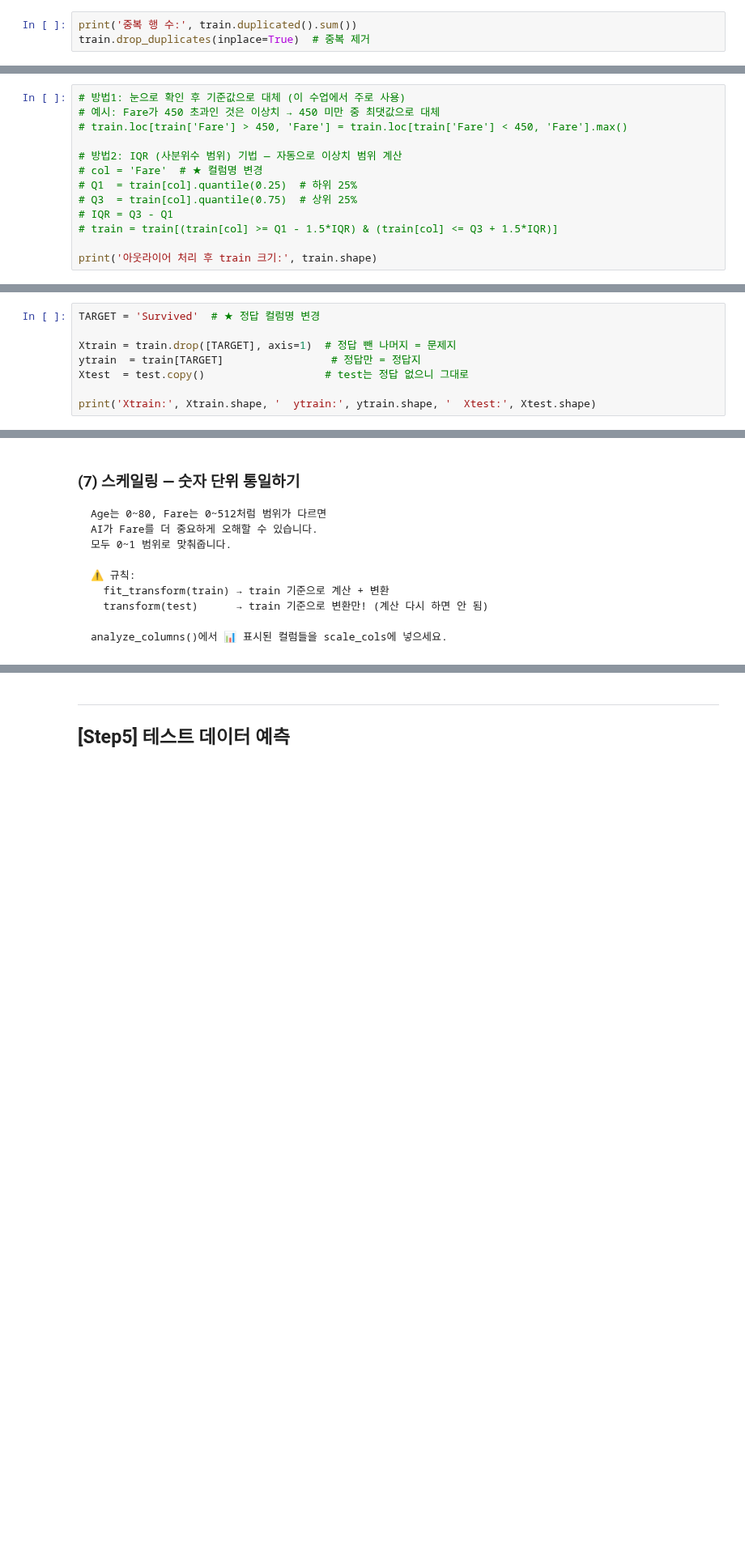
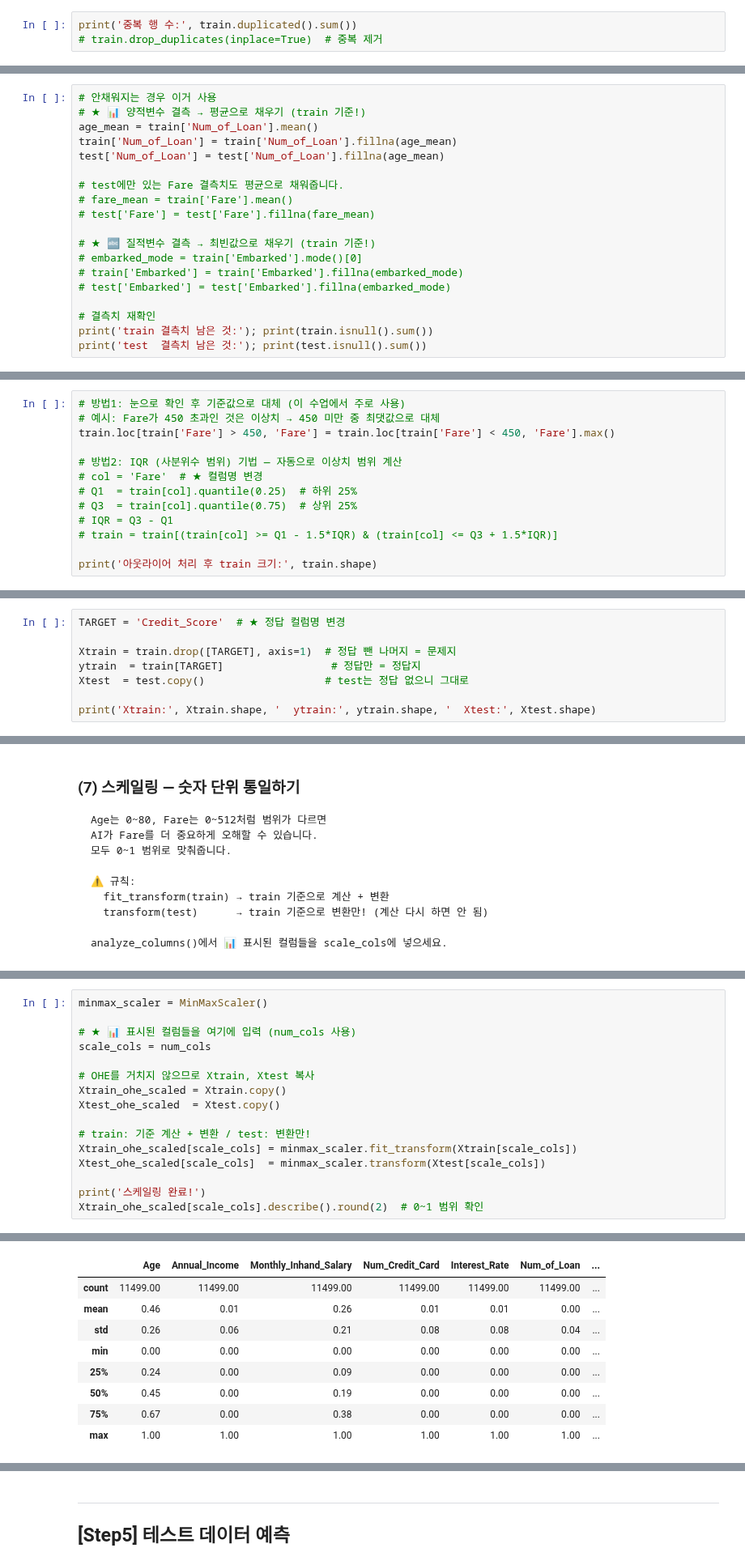
Before and after one commit to chlendyd7/Algorithm, a Jupyter notebook: [현대엔지비] HDAT-DA Fast Track 교안_심선영 교수/템플릿/분류_Classification_템플릿.ipynb, the cells around one changed output, grey strips where cells are left out. Shown at 81% size. Drawn from its saved outputs; the diff is of its cells as text; blank space fills up the shorter version.

````diff
--- a/[현대엔지비] HDAT-DA Fast Track 교안_심선영 교수/템플릿/분류_Classification_템플릿.ipynb
+++ b/[현대엔지비] HDAT-DA Fast Track 교안_심선영 교수/템플릿/분류_Classification_템플릿.ipynb
@@ -171,4 +274,4 @@ test는 제출용이라 건드리면 안 됩니다!
 ```
 # %%
 print('중복 행 수:', train.duplicated().sum())
-train.drop_duplicates(inplace=True)  # 중복 제거
+# train.drop_duplicates(inplace=True)  # 중복 제거
@@ -220,0 +363,19 @@ print('test  결측치 남은 것:'); print(test.isnull().sum())
+# %%
+# 안채워지는 경우 이거 사용
+# ★ 📊 양적변수 결측 → 평균으로 채우기 (train 기준!)
+age_mean = train['Num_of_Loan'].mean()
+train['Num_of_Loan'] = train['Num_of_Loan'].fillna(age_mean)
+test['Num_of_Loan'] = test['Num_of_Loan'].fillna(age_mean)
+
+# test에만 있는 Fare 결측치도 평균으로 채워줍니다.
+# fare_mean = train['Fare'].mean()
+# test['Fare'] = test['Fare'].fillna(fare_mean)
+
+# ★ 🔤 질적변수 결측 → 최빈값으로 채우기 (train 기준!)
+# embarked_mode = train['Embarked'].mode()[0]
+# train['Embarked'] = train['Embarked'].fillna(embarked_mode)
+# test['Embarked'] = test['Embarked'].fillna(embarked_mode)
+
+# 결측치 재확인
+print('train 결측치 남은 것:'); print(train.isnull().sum())
+print('test  결측치 남은 것:'); print(test.isnull().sum())
@@ -236,7 +417,7 @@ plt.show()
 # %%
 # 방법1: 눈으로 확인 후 기준값으로 대체 (이 수업에서 주로 사용)
 # 예시: Fare가 450 초과인 것은 이상치 → 450 미만 중 최댓값으로 대체
-# train.loc[train['Fare'] > 450, 'Fare'] = train.loc[train['Fare'] < 450, 'Fare'].max()
+train.loc[train['Fare'] > 450, 'Fare'] = train.loc[train['Fare'] < 450, 'Fare'].max()
 
 # 방법2: IQR (사분위수 범위) 기법 — 자동으로 이상치 범위 계산
 # col = 'Fare'  # ★ 컬럼명 변경
@@ -257,7 +440,7 @@ ytrain  = 정답 컬럼만 (정답지)
 Xtest  = test 전체 (정답이 없으니 그냥 다)
 ```
 # %%
-TARGET = 'Survived'  # ★ 정답 컬럼명 변경
+TARGET = 'Credit_Score'  # ★ 정답 컬럼명 변경
 
 Xtrain = train.drop([TARGET], axis=1)  # 정답 뺀 나머지 = 문제지
 ytrain  = train[TARGET]                 # 정답만 = 정답지
@@ -316,0 +517,17 @@ Xtrain_ohe_scaled[scale_cols].describe().round(2)  # 0~1 범위 확인
+# %%
+minmax_scaler = MinMaxScaler()
+
+# ★ 📊 표시된 컬럼들을 여기에 입력 (num_cols 사용)
+scale_cols = num_cols
+
+# OHE를 거치지 않으므로 Xtrain, Xtest 복사
+Xtrain_ohe_scaled = Xtrain.copy()
+Xtest_ohe_scaled  = Xtest.copy()
+
+# train: 기준 계산 + 변환 / test: 변환만!
+Xtrain_ohe_scaled[scale_cols] = minmax_scaler.fit_transform(Xtrain[scale_cols])
+Xtest_ohe_scaled[scale_cols]  = minmax_scaler.transform(Xtest[scale_cols])
+
+print('스케일링 완료!')
+Xtrain_ohe_scaled[scale_cols].describe().round(2)  # 0~1 범위 확인
+# %% [output]
@@ -317,3 +535,12 @@ Xtrain_ohe_scaled[scale_cols].describe().round(2)  # 0~1 범위 확인
+|  | Age | Annual_Income | Monthly_Inhand_Salary | Num_Credit_Card | Interest_Rate | Num_of_Loan | ... |
+| count | 11499.00 | 11499.00 | 11499.00 | 11499.00 | 11499.00 | 11499.00 | ... |
+| mean | 0.46 | 0.01 | 0.26 | 0.01 | 0.01 | 0.00 | ... |
+| std | 0.26 | 0.06 | 0.21 | 0.08 | 0.08 | 0.04 | ... |
+| min | 0.00 | 0.00 | 0.00 | 0.00 | 0.00 | 0.00 | ... |
+| 25% | 0.24 | 0.00 | 0.09 | 0.00 | 0.00 | 0.00 | ... |
+| 50% | 0.45 | 0.00 | 0.19 | 0.00 | 0.00 | 0.00 | ... |
+| 75% | 0.67 | 0.00 | 0.38 | 0.00 | 0.00 | 0.00 | ... |
+| max | 1.00 | 1.00 | 1.00 | 1.00 | 1.00 | 1.00 | ... |
 # %% [markdown]
 ---
 ## [Step4] AI 모델 학습 + 평가
````
Also changed, not shown: parts of 32 cells of this notebook, 25 other files.
